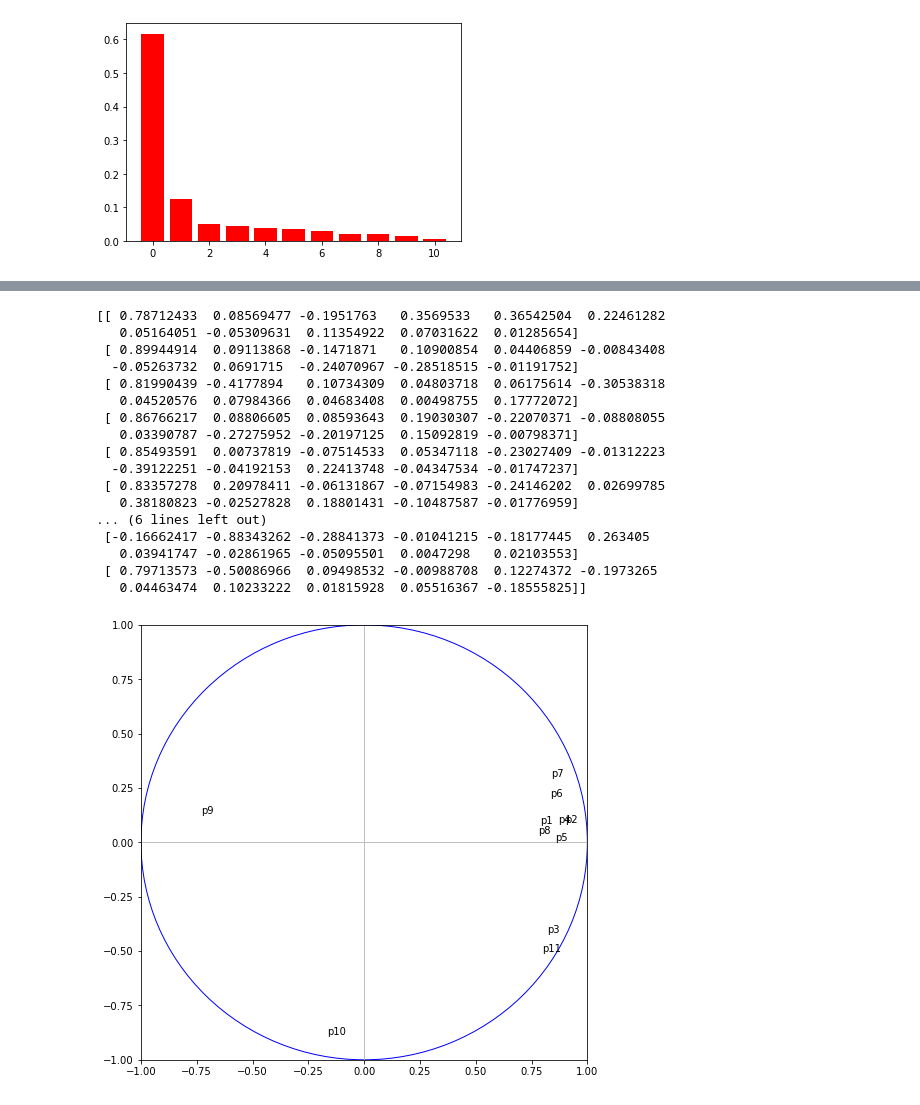
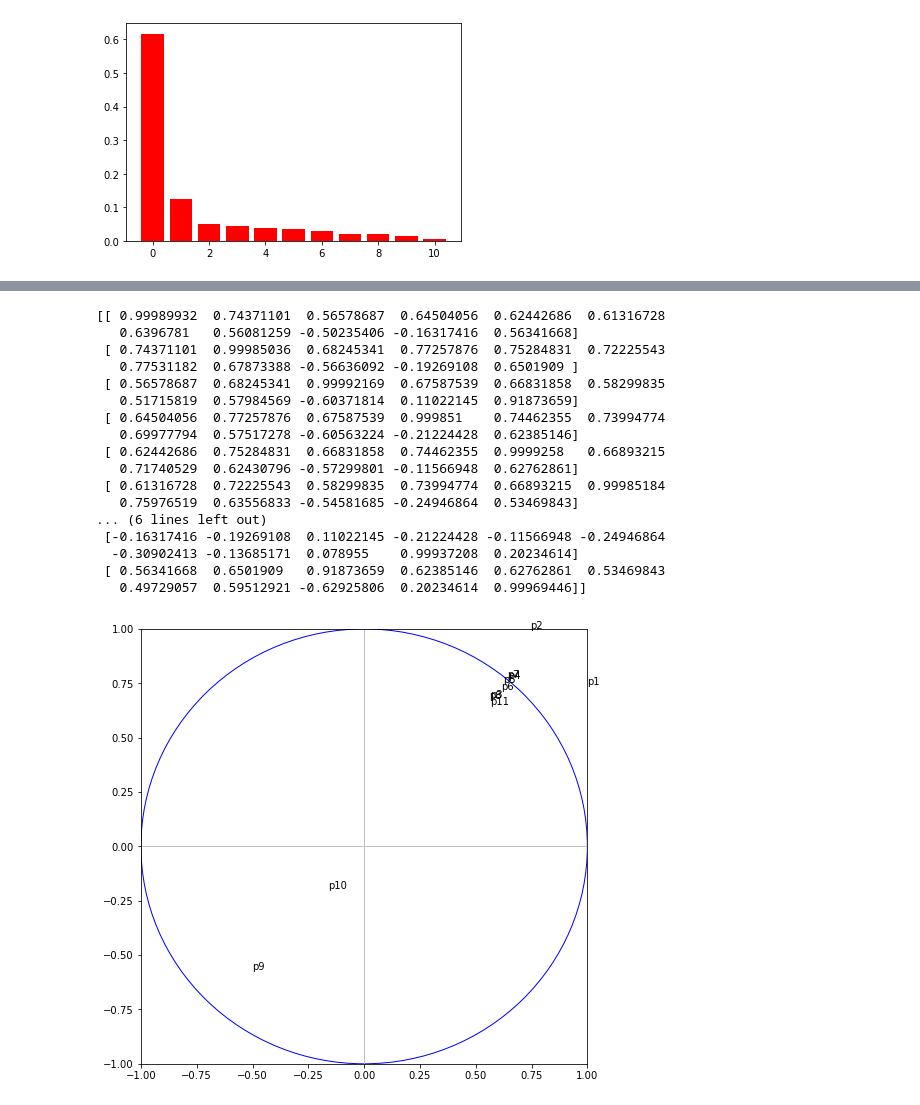
Before and after one commit to cdrutinus/ml-class-anomaly-detection, a Jupyter notebook: BE Plane's Windows.ipynb, the cells around one changed output, grey strips where cells are left out. Saved outputs shown, nothing was run; the diff lists cells and outputs as text; code cells hidden in the pictures.

```diff
--- a/BE Plane's Windows.ipynb
+++ b/BE Plane's Windows.ipynb
@@ -213,52 +233,43 @@ plt.bar(range(df.shape[1]), df_pca.explained_variance_ratio_, color="r", align="
 # %%
 #cercle des corrélations
 fig, axes = plt.subplots(figsize=(8,8))
 axes.set_xlim(-1,1)
 axes.set_ylim(-1,1)
 
-#Matrice de covariance
-corvar = numpy.zeros((df.shape[1],df.shape[1]))
-
-#Valeurs propres
-eigval = (n-1)/n*df_pca.explained_variance_
-
-
-sqrt_eigval = numpy.sqrt(eigval)
-for k in range(df.shape[1]):
-     corvar[:,k] = df_pca.components_[k,:] * sqrt_eigval[k]
+covar = df_pca.get_covariance()
 
 #afficher la matrice des corrélations variables x facteurs
-print(corvar)
+print(covar)
 
 #affichage des étiquettes (noms des variables)
 for j in range(df.shape[1]):
-    plt.annotate(df.columns[j],(corvar[j,0],corvar[j,1]))
+    plt.annotate(df.columns[j],(covar[j,0],covar[j,1]))
 
 #ajouter les axes
 plt.plot([-1,1],[0,0],color='silver',linestyle='-',linewidth=1)
 plt.plot([0,0],[-1,1],color='silver',linestyle='-',linewidth=1)
 
 #ajouter un cercle
 cercle = plt.Circle((0,0),1,color='blue',fill=False)
 axes.add_artist(cercle)
 #affichage
 plt.show()
 # %% [output]
-[[ 0.78712433  0.08569477 -0.1951763   0.3569533   0.36542504  0.22461282
-   0.05164051 -0.05309631  0.11354922  0.07031622  0.01285654]
- [ 0.89944914  0.09113868 -0.1471871   0.10900854  0.04406859 -0.00843408
-  -0.05263732  0.0691715  -0.24070967 -0.28518515 -0.01191752]
- [ 0.81990439 -0.4177894   0.10734309  0.04803718  0.06175614 -0.30538318
-   0.04520576  0.07984366  0.04683408  0.00498755  0.17772072]
- [ 0.86766217  0.08806605  0.08593643  0.19030307 -0.22070371 -0.08808055
-   0.03390787 -0.27275952 -0.20197125  0.15092819 -0.00798371]
- [ 0.85493591  0.00737819 -0.07514533  0.05347118 -0.23027409 -0.01312223
-  -0.39122251 -0.04192153  0.22413748 -0.04347534 -0.01747237]
- [ 0.83357278  0.20978411 -0.06131867 -0.07154983 -0.24146202  0.02699785
-   0.38180823 -0.02527828  0.18801431 -0.10487587 -0.01776959]
+[[ 0.99989932  0.74371101  0.56578687  0.64504056  0.62442686  0.61316728
+   0.6396781   0.56081259 -0.50235406 -0.16317416  0.56341668]
+ [ 0.74371101  0.99985036  0.68245341  0.77257876  0.75284831  0.72225543
+   0.77531182  0.67873388 -0.56636092 -0.19269108  0.6501909 ]
+ [ 0.56578687  0.68245341  0.99992169  0.67587539  0.66831858  0.58299835
+   0.51715819  0.57984569 -0.60371814  0.11022145  0.91873659]
+ [ 0.64504056  0.77257876  0.67587539  0.999851    0.74462355  0.73994774
+   0.69977794  0.57517278 -0.60563224 -0.21224428  0.62385146]
+ [ 0.62442686  0.75284831  0.66831858  0.74462355  0.9999258   0.66893215
+   0.71740529  0.62430796 -0.57299801 -0.11566948  0.62762861]
+ [ 0.61316728  0.72225543  0.58299835  0.73994774  0.66893215  0.99985184
+   0.75976519  0.63556833 -0.54581685 -0.24946864  0.53469843]
 ... (6 lines left out)
- [-0.16662417 -0.88343262 -0.28841373 -0.01041215 -0.18177445  0.263405
-   0.03941747 -0.02861965 -0.05095501  0.0047298   0.02103553]
- [ 0.79713573 -0.50086966  0.09498532 -0.00988708  0.12274372 -0.1973265
-   0.04463474  0.10233222  0.01815928  0.05516367 -0.18555825]]
+ [-0.16317416 -0.19269108  0.11022145 -0.21224428 -0.11566948 -0.24946864
+  -0.30902413 -0.13685171  0.078955    0.99937208  0.20234614]
+ [ 0.56341668  0.6501909   0.91873659  0.62385146  0.62762861  0.53469843
+   0.49729057  0.59512921 -0.62925806  0.20234614  0.99969446]]
-[figure, old version]
+[figure, new version]
```
Also changed, not shown: parts of 3 cells of this notebook.
